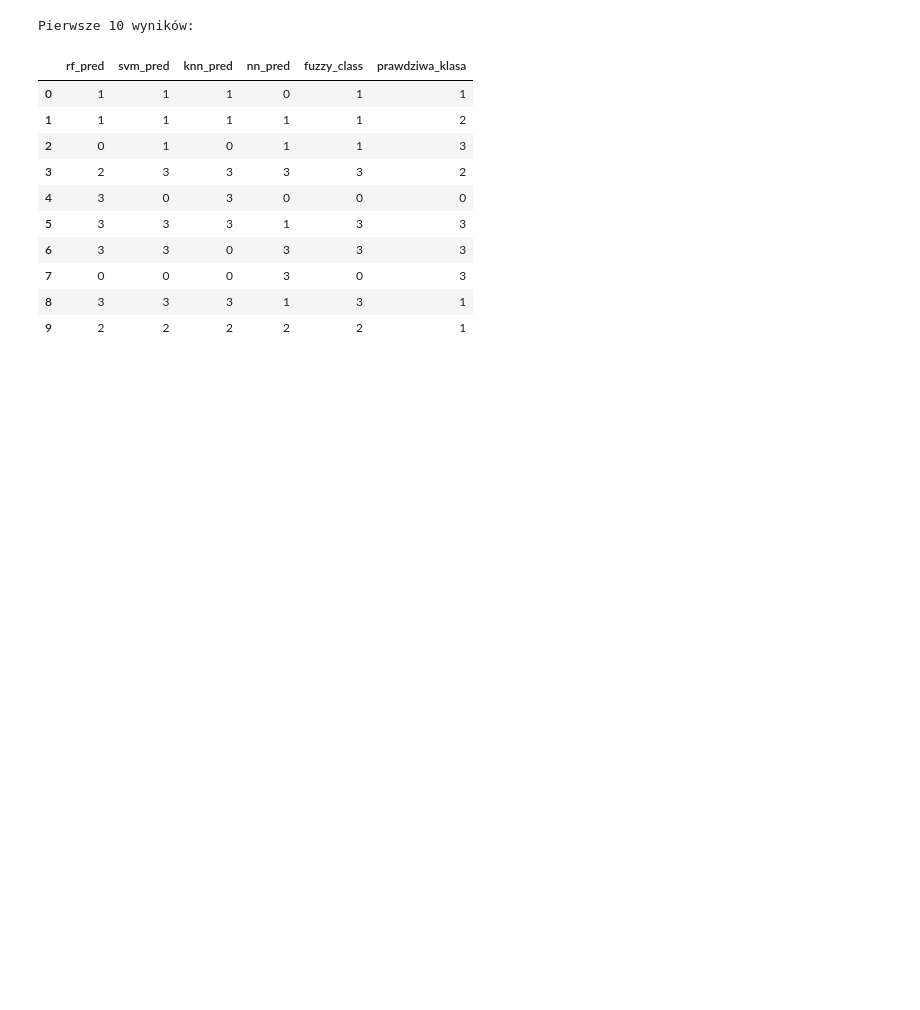
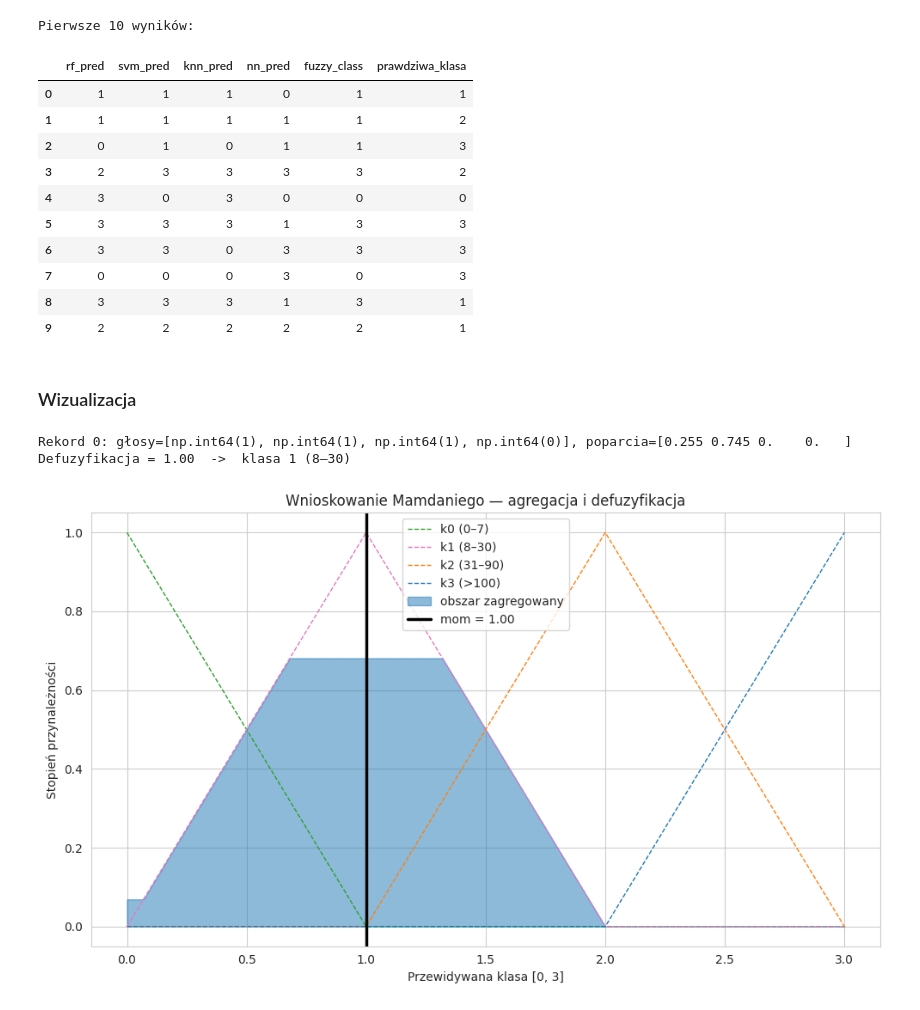
Before and after one commit to Carrie088/pet_adoption_ml, a Jupyter notebook: notebooks/08_fuzzy_logic.ipynb, the cells around one changed output. Drawn from its saved outputs; the diff is of its cells as text; code cells hidden in the pictures; blank space fills up the shorter version.

Commit message:
Add fuzzy system result visualisation

```diff
--- a/notebooks/08_fuzzy_logic.ipynb
+++ b/notebooks/08_fuzzy_logic.ipynb
@@ -240,3 +240,42 @@ Pierwsze 10 wyników:
 | 7 | 0 | 0 | 0 | 3 | 0 | 3 |
 | 8 | 3 | 3 | 3 | 1 | 3 | 1 |
 | 9 | 2 | 2 | 2 | 2 | 2 | 1 |
+# %% [markdown]
+### Wizualizacja
+# %%
+idx = 0
+glosy = preds_matrix[idx]
+s = policz_poparcia(glosy)
+print(f'Rekord {idx}: głosy={list(glosy)}, poparcia={s.round(3)}')
+
+
+def stopien(var, zbior, x):
+    return fuzz.interp_membership(var.universe, var[zbior].mf, x)
+
+# Aktywacja zbiorow wyjsciowych
+akt = {c: stopien(sup_inputs[c], 'wysokie', s[c]) for c in range(4)}
+akt[0] = max(akt[0], min(stopien(sup_inputs[0], 'wysokie', s[0]), stopien(sup_inputs[1], 'niskie', s[1])))
+akt[3] = max(akt[3], min(stopien(sup_inputs[3], 'wysokie', s[3]), stopien(sup_inputs[2], 'niskie', s[2])))
+
+obciete = {c: np.fmin(akt[c], klasa[f'k{c}'].mf) for c in range(4)}
+agg = np.fmax.reduce(list(obciete.values()))
+
+wynik = fuzz.defuzz(klasa.universe, agg, 'mom')
+print(f'Defuzyfikacja = {wynik:.2f}  ->  klasa {int(np.clip(round(wynik), 0, 3))} ({CLASS_NAMES[int(np.clip(round(wynik), 0, 3))]})')
+
+plt.figure(figsize=(10, 6))
+for c in range(4):
+    plt.plot(klasa.universe, klasa[f'k{c}'].mf, color=kolory_out[c], linewidth=1, linestyle='--',
+             label=f'k{c} ({CLASS_NAMES[c]})')
+plt.fill_between(klasa.universe, 0, agg, color='tab:blue', alpha=0.5, label='obszar zagregowany')
+plt.axvline(wynik, color='black', linewidth=2.5, label=f'mom = {wynik:.2f}')
+plt.title('Wnioskowanie Mamdaniego — agregacja i defuzyfikacja')
+plt.xlabel('Przewidywana klasa [0, 3]')
+plt.ylabel('Stopień przynależności')
+plt.legend()
+plt.tight_layout()
+plt.show()
+# %% [output]
+Rekord 0: głosy=[np.int64(1), np.int64(1), np.int64(1), np.int64(0)], poparcia=[0.255 0.745 0.    0.   ]
+Defuzyfikacja = 1.00  ->  klasa 1 (8–30)
+[figure, added]
```
